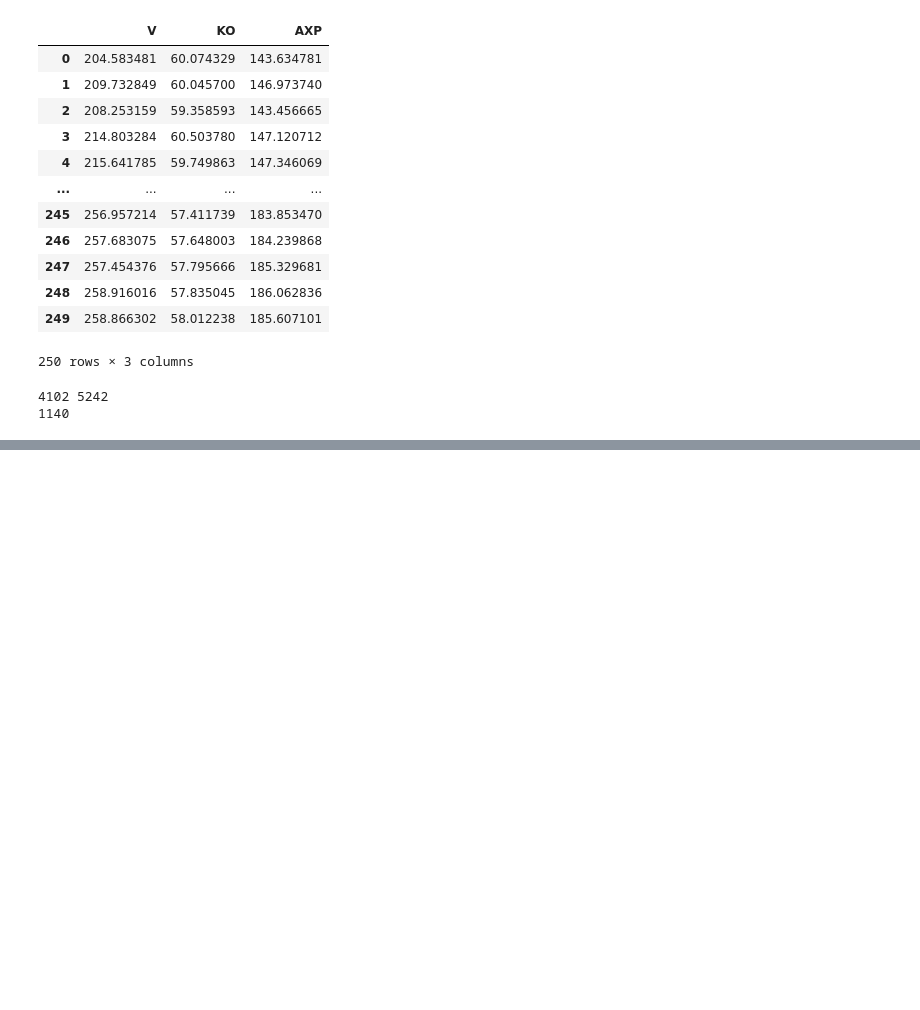
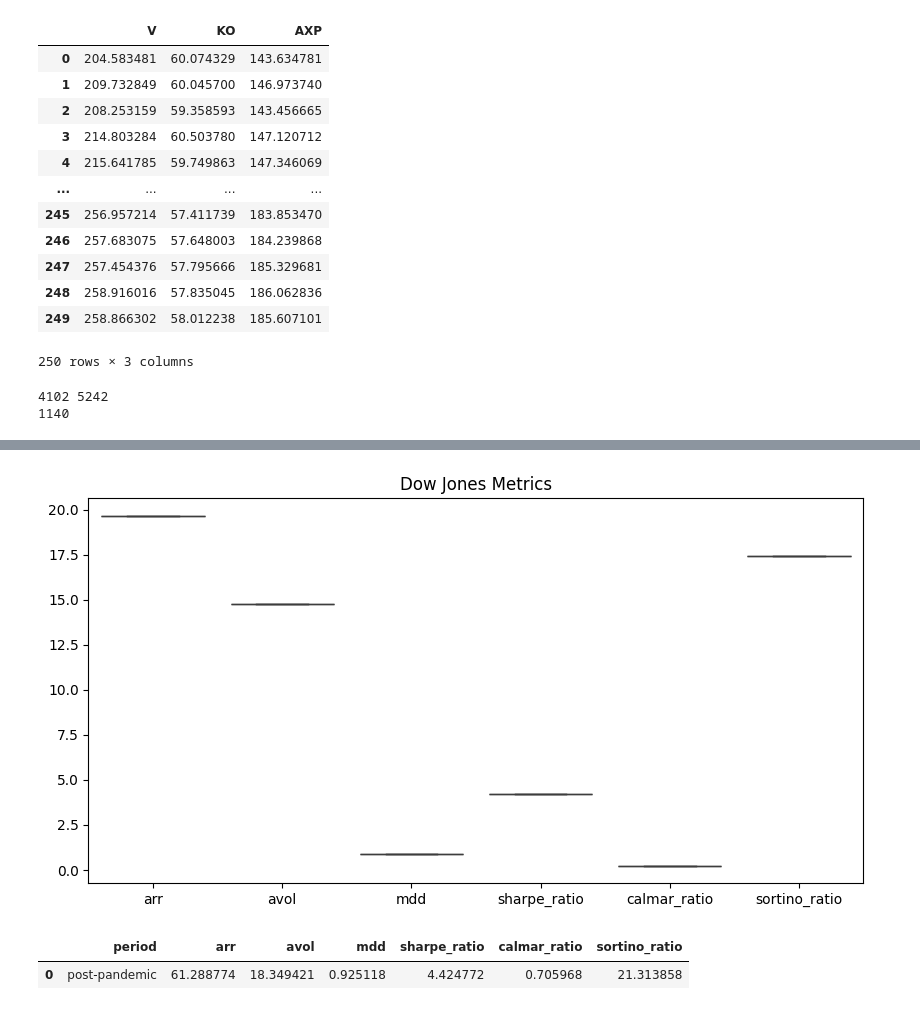
Before and after one commit to PaulaPerazzo/Deep-Gym-Trading, a Jupyter notebook: djones.ipynb, the cells around one changed output, grey strips where cells are left out. Cells and saved outputs as stored; diff of their text form; code cells hidden in the pictures; blank space fills up the shorter version.

```diff
--- a/djones.ipynb
+++ b/djones.ipynb
@@ -768,0 +849,22 @@ print(income - outcome)
+# %%
+### plot the boxplot
+plt.figure(figsize=(10, 5))
+sns.boxplot(data=pandemic)
+plt.title("Dow Jones Metrics")
+plt.show()
+# %% [output]
+[figure, added]
+# %%
+### post-pandemic period
+post_pandemic_data = dj_metrics[dj_metrics["period"] == "post-pandemic"]
+post_pandemic_data.set_index("period", inplace=True)
+
+mean_row = post_pandemic_data.median(axis=0)
+
+post_pandemic = pd.DataFrame([mean_row])
+post_pandemic["period"] = "post-pandemic"
+post_pandemic = post_pandemic[["period"] + [col for col in post_pandemic.columns if col != "period"]]
+post_pandemic
+# %% [output]
+|  | period | arr | avol | mdd | sharpe_ratio | calmar_ratio | sortino_ratio |
+| 0 | post-pandemic | 61.288774 | 18.349421 | 0.925118 | 4.424772 | 0.705968 | 21.313858 |
```
Also changed, not shown: parts of 18 cells of this notebook, 13 other files.
